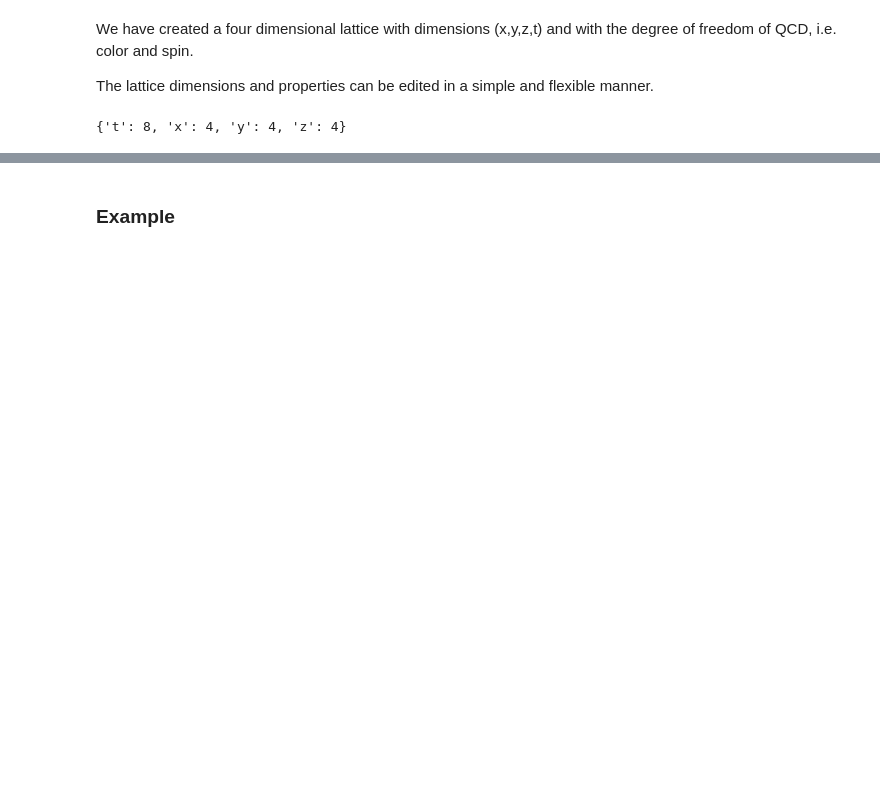
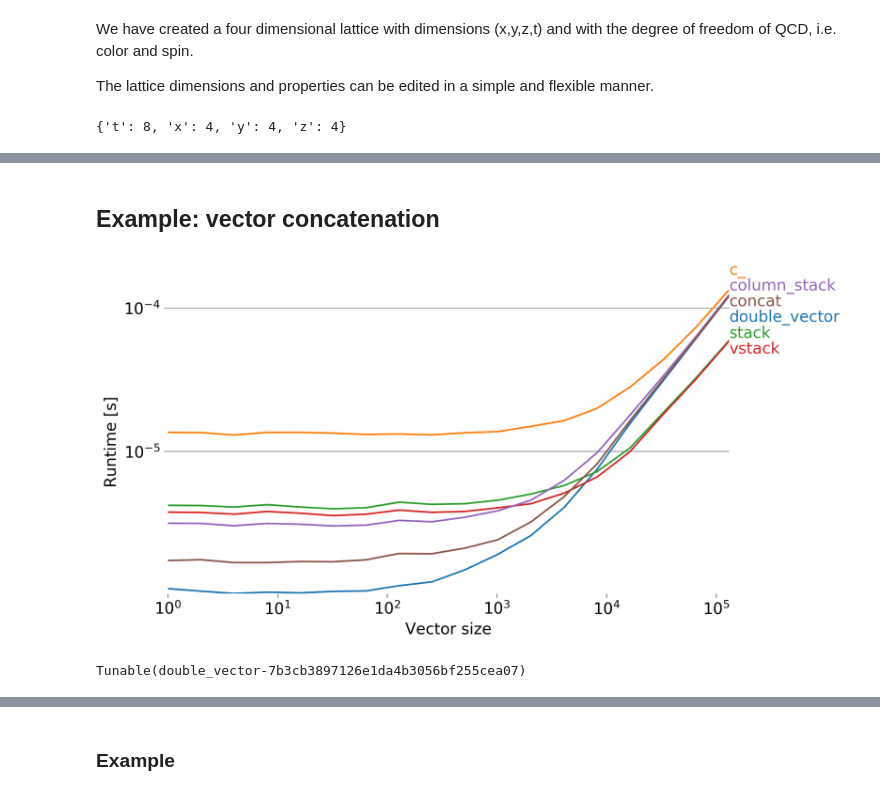
Before and after one commit to Lyncs-API/lyncs, a Jupyter notebook: notebooks/Lyncs.ipynb, the cells around one changed output, grey strips where cells are left out. Drawn from its saved outputs; the diff is of its cells as text; code cells hidden in the pictures; blank space fills up the shorter version.

```diff
--- a/notebooks/Lyncs.ipynb
+++ b/notebooks/Lyncs.ipynb
@@ -106,0 +455,59 @@ On the lattice we define fields and they are represented by the `lyncs.Field` ob
+# %% [markdown]
+## Example: vector concatenation
+# %%
+import numpy
+import perfplot
+from matplotlib import pyplot as plt
+perfplot.main.tqdm = lambda iterable, *args, **kwargs: iterable
+
+def double_vector(vec):
+    vec2 = numpy.ndarray((len(vec), 2))
+    vec2[:,0] = vec
+    vec2[:,1] = vec
+    return vec2
+
+out = perfplot.bench(
+    setup=lambda n: numpy.random.rand(n),
+    kernels=[
+        double_vector,
+        lambda a: numpy.c_[a, a],
+        lambda a: numpy.stack([a, a]).T,
+        lambda a: numpy.vstack([a, a]).T,
+        lambda a: numpy.column_stack([a, a]),
+        lambda a: numpy.concatenate([a[:, None], a[:, None]], axis=1),
+    ],
+    target_time_per_measurement=0.1,
+    labels=["double_vector", "c_", "stack", "vstack", "column_stack", "concat"],
+    n_range=[2 ** k for k in range(18)],
+    xlabel="Vector size",
+)
+# %%
+fig = plt.figure(figsize=(9, 5), dpi= 200, facecolor='w', edgecolor='k')
+plt.rcParams['text.color']='black'
+plt.rcParams['axes.labelcolor']='black'
+plt.rcParams['xtick.color']='black'
+plt.rcParams['ytick.color']='black'
+plt.rcParams['grid.color']='black'
+out.show()
+# %% [output]
+[figure, added]
+# %%
+import numpy
+
+@alternatives(
+    c_ = lambda a: numpy.c_[a, a],
+    stack = lambda a: numpy.stack([a, a]).T,
+    vstack = lambda a: numpy.vstack([a, a]).T,
+    column_stack = lambda a: numpy.column_stack([a, a]),
+    concatenate = lambda a: numpy.concatenate([a[:, None], a[:, None]], axis=1),
+)
+def double_vector(vec):
+    vec2 = numpy.ndarray((len(vec), 2))
+    vec2[:,0] = vec
+    vec2[:,1] = vec
+    return vec2
+
+vec = double_vector(numpy.random.rand(100))
+vec
+# %% [output]
+Tunable(double_vector-7b3cb3897126e1da4b3056bf255cea07)
```
Also changed, not shown: parts of 103 cells of this notebook.
